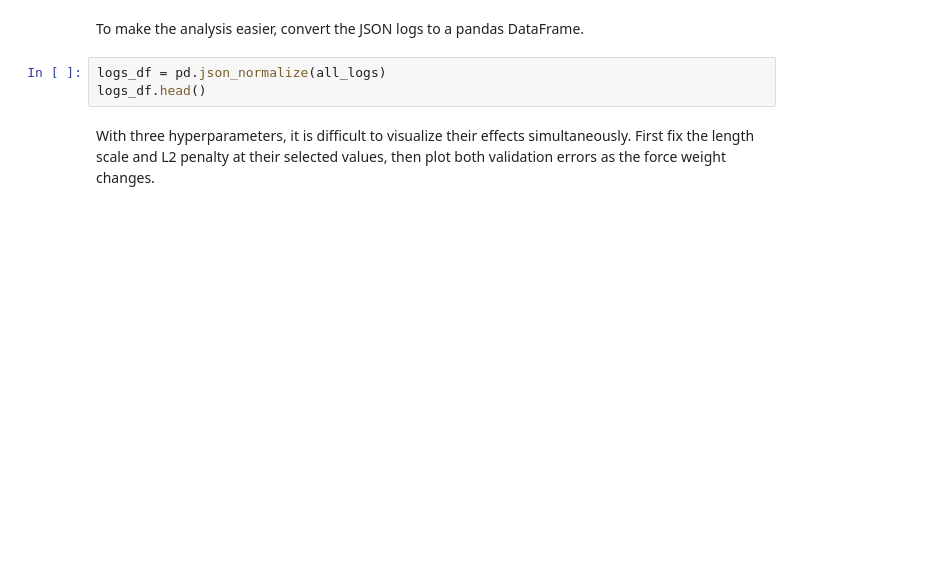
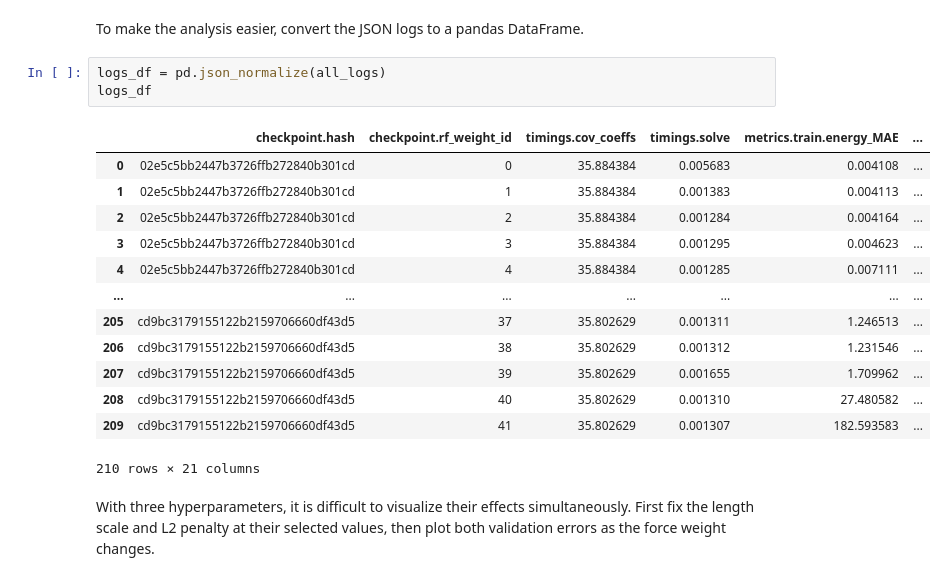
Before and after one commit to CSML-IIT-UCL/franken, a Jupyter notebook: notebooks/autotune.ipynb, the cells around one changed output. Drawn from its saved outputs; the diff is of its cells as text; blank space fills up the shorter version.

```diff
--- a/notebooks/autotune.ipynb
+++ b/notebooks/autotune.ipynb
@@ -129,7 +170,21 @@ print(f"	Force-to-energy weight ratio: {best_fw:.3g}")
 To make the analysis easier, convert the JSON logs to a pandas DataFrame.
 # %%
 logs_df = pd.json_normalize(all_logs)
-logs_df.head()
+logs_df
+# %% [output]
+|  | checkpoint.hash | checkpoint.rf_weight_id | timings.cov_coeffs | timings.solve | metrics.train.energy_MAE | ... |
+| 0 | 02e5c5bb2447b3726ffb272840b301cd | 0 | 35.884384 | 0.005683 | 0.004108 | ... |
+| 1 | 02e5c5bb2447b3726ffb272840b301cd | 1 | 35.884384 | 0.001383 | 0.004113 | ... |
+| 2 | 02e5c5bb2447b3726ffb272840b301cd | 2 | 35.884384 | 0.001284 | 0.004164 | ... |
+| 3 | 02e5c5bb2447b3726ffb272840b301cd | 3 | 35.884384 | 0.001295 | 0.004623 | ... |
+| 4 | 02e5c5bb2447b3726ffb272840b301cd | 4 | 35.884384 | 0.001285 | 0.007111 | ... |
+| ... | ... | ... | ... | ... | ... | ... |
+| 205 | cd9bc3179155122b2159706660df43d5 | 37 | 35.802629 | 0.001311 | 1.246513 | ... |
+| 206 | cd9bc3179155122b2159706660df43d5 | 38 | 35.802629 | 0.001312 | 1.231546 | ... |
+| 207 | cd9bc3179155122b2159706660df43d5 | 39 | 35.802629 | 0.001655 | 1.709962 | ... |
+| 208 | cd9bc3179155122b2159706660df43d5 | 40 | 35.802629 | 0.001310 | 27.480582 | ... |
+| 209 | cd9bc3179155122b2159706660df43d5 | 41 | 35.802629 | 0.001307 | 182.593583 | ... |
+210 rows × 21 columns
 # %% [markdown]
 With three hyperparameters, it is difficult to visualize their effects simultaneously. First fix the length scale and L2 penalty at their selected values, then plot both validation errors as the force weight changes.
 # %%
```
Also changed, not shown: parts of 8 cells of this notebook, 1 other file.
